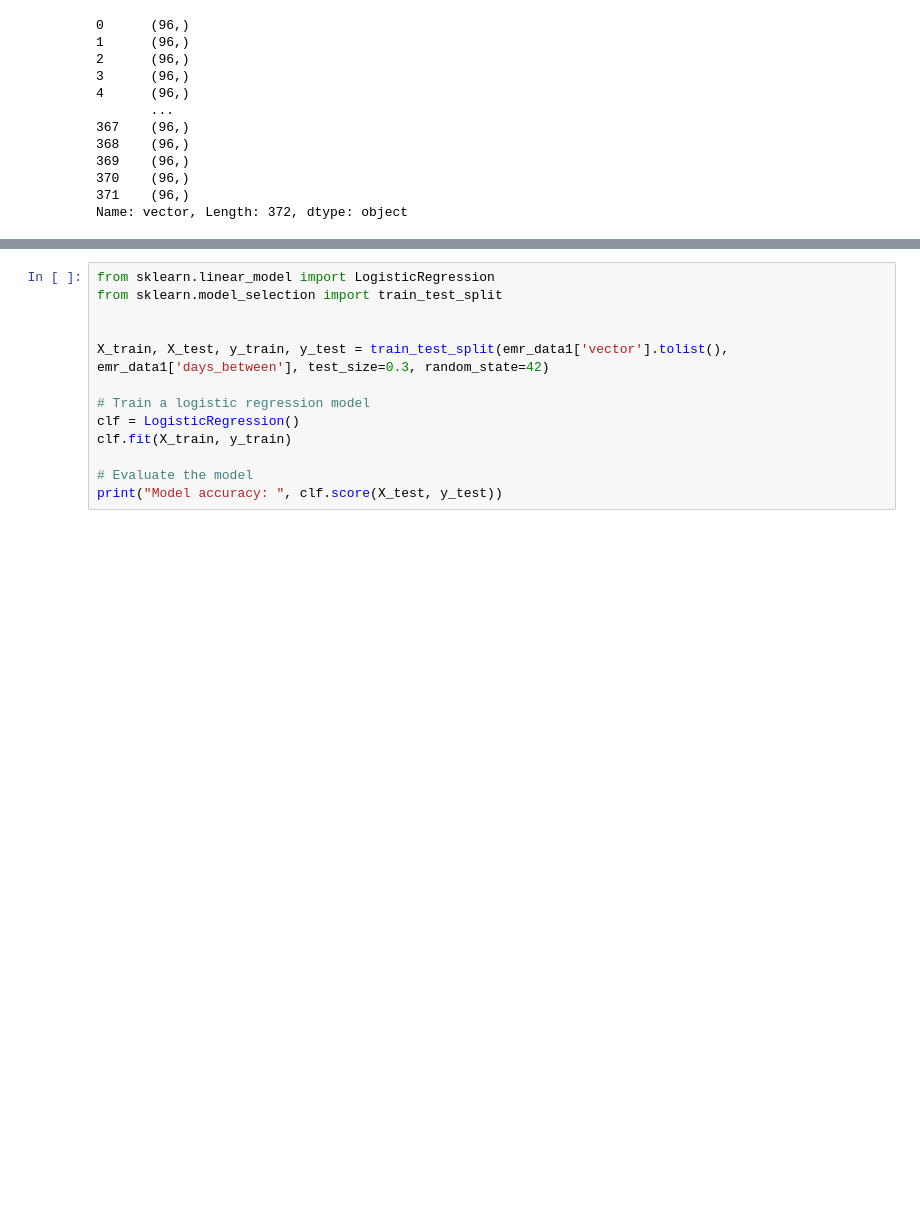
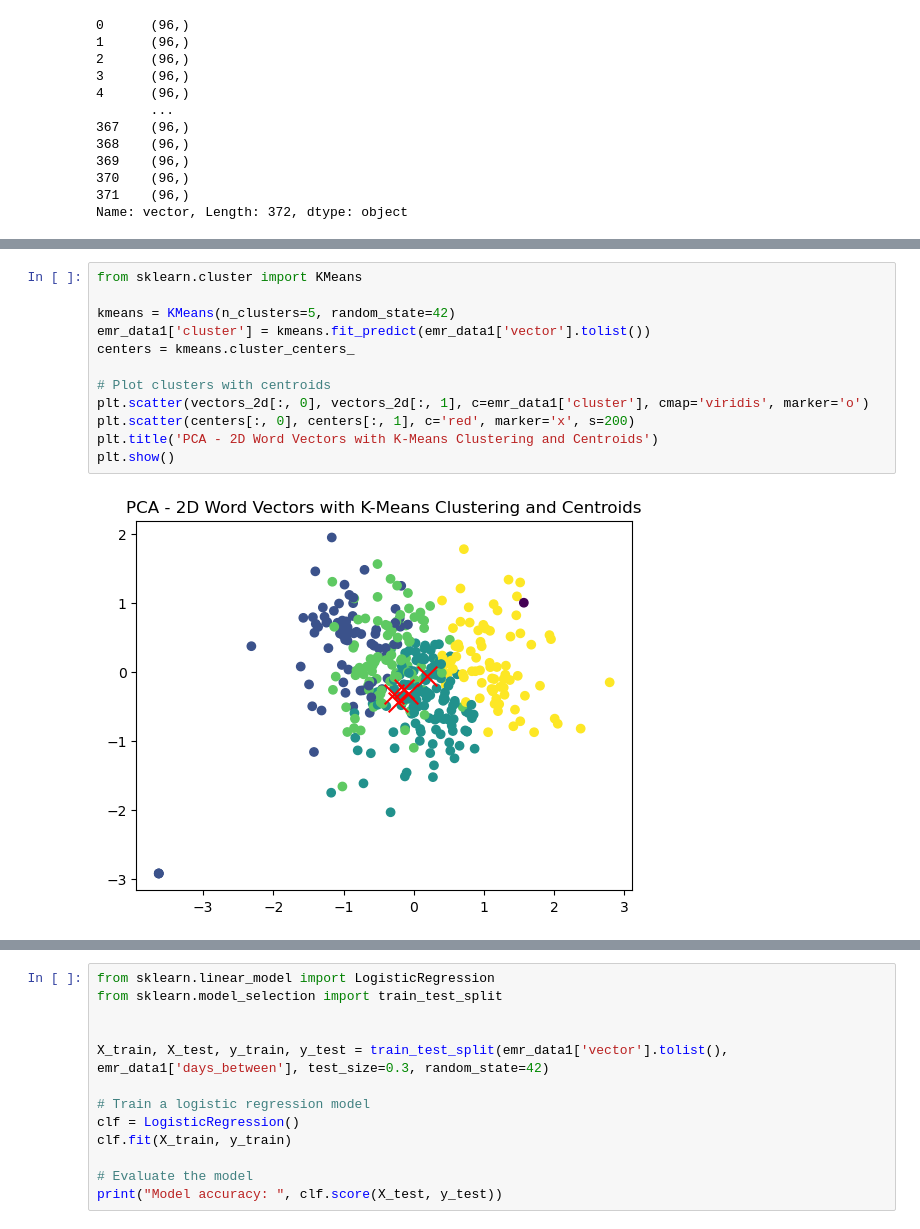
Before and after one commit to oscarhernandezmartinez/AI_WORKSHOP, a Jupyter notebook: TEAM2_EMR_AI_WORKSHOP.ipynb, the cells around one changed output, grey strips where cells are left out. Saved outputs shown, nothing was run; the diff lists cells and outputs as text; blank space fills up the shorter version.

```diff
--- a/TEAM2_EMR_AI_WORKSHOP.ipynb
+++ b/TEAM2_EMR_AI_WORKSHOP.ipynb
@@ -611,0 +673,14 @@ Name: vector, Length: 372, dtype: object
+# %%
+from sklearn.cluster import KMeans
+
+kmeans = KMeans(n_clusters=5, random_state=42)
+emr_data1['cluster'] = kmeans.fit_predict(emr_data1['vector'].tolist())
+centers = kmeans.cluster_centers_
+
+# Plot clusters with centroids
+plt.scatter(vectors_2d[:, 0], vectors_2d[:, 1], c=emr_data1['cluster'], cmap='viridis', marker='o')
+plt.scatter(centers[:, 0], centers[:, 1], c='red', marker='x', s=200)
+plt.title('PCA - 2D Word Vectors with K-Means Clustering and Centroids')
+plt.show()
+# %% [output]
+[figure, added]
```
Also changed, not shown: parts of 19 cells of this notebook.
